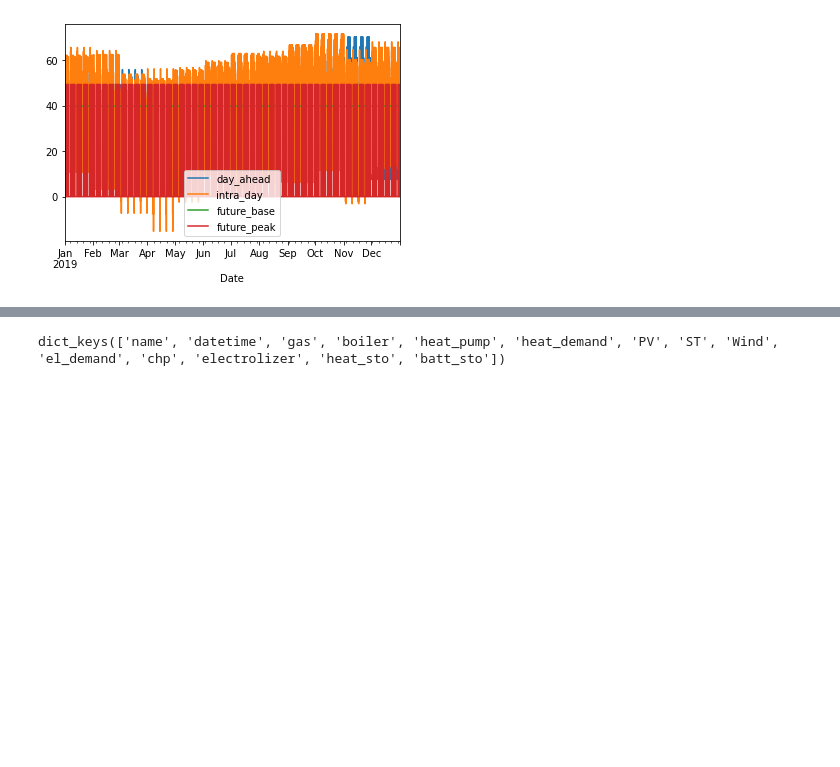
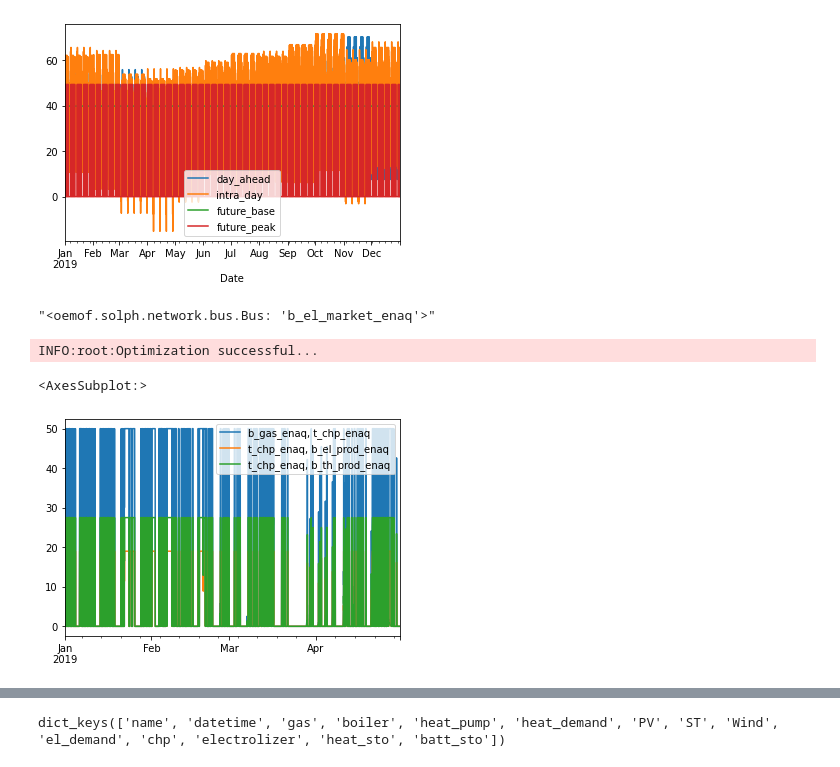
Before and after one commit to Fernando3161/DistrictsNetwork, a Jupyter notebook: model/model_test.ipynb, the cells around one changed output, grey strips where cells are left out. Cells and saved outputs as stored; diff of their text form; code cells hidden in the pictures; blank space fills up the shorter version.

Commit message:
Integrated model for the ditricts

```diff
--- a/model/model_test.ipynb
+++ b/model/model_test.ipynb
@@ -221,5 +214,5 @@ if "heat_pump" in config.keys():
         label=mlabel('t_hp'),
         inputs={b_el_prod: Flow()},
         outputs={b_th_prod: Flow(nominal_value=config["heat_pump"]["p_kw_th"])},
-        conversion_factors={b_th_prod: config["heat_pump"]["cop"]})
+        conversion_factors={b_th_prod: config["heat_pump"]["cop"][0:RANGE]})
     energy_system.add(t_hp)
@@ -225,0 +265,6 @@ if "heat_pump" in config.keys():
+# %%
+
+bus_el_out = [n for n in energy_system.nodes if n.label == mlabel("b_el_market")][0]
+bus_el_out
+# %% [output]
+"<oemof.solph.network.bus.Bus: 'b_el_market_enaq'>"
@@ -225,0 +347,47 @@ if "heat_pump" in config.keys():
+# %%
+model.solve(solver="cbc",
+                solve_kwargs={'tee': False},
+                solver_io='lp',
+                cmdline_options={'ratio': 0.1})
+energy_system = model.es
+if model.solver_results.Solver[0].Status != "ok":
+    raise AssertionError("Solver did not converge. Stopping simulation")
+
+energy_system.results['valid'] = True
+energy_system.results['solve_and_write_data'] = processing.results(
+    model)
+energy_system.results['solve_and_write_data'] = views.convert_keys_to_strings(
+    energy_system.results['solve_and_write_data'])
+energy_system.results['meta'] = processing.meta_results(
+    model)
+# %% [output]
+INFO:root:Optimization successful...
+# %%
+results = energy_system.results['solve_and_write_data']
+results_list = []
+for k in results.keys():
+    if "flow" in list(results[k]['sequences'].keys()):
+        flow = results[k]['sequences']['flow']
+        if True:
+            key_name = str(k)
+            for s in [
+                    "(", "'", ")"]:  # remove ( ' ) characters
+                key_name = key_name.replace(s, "")
+            flow.rename(key_name, inplace=True)
+            flow_df = pd.DataFrame(flow)
+            results_list.append(flow_df)
+
+import datetime
+now = datetime.datetime.now()
+
+current_time = now.strftime("%y%m%d%H%M%S")
+
+results = pd.concat(results_list, axis=1)
+results.to_csv(f"results_{district_name}_{current_time}.csv")
+# %%
+# CHP Results
+cols = [c for c in results.columns if "t_chp" in c]
+results[cols].plot()
+# %% [output]
+<AxesSubplot:>
+[figure, added]
```
Also changed, not shown: parts of 22 cells of this notebook, 6 other files.
